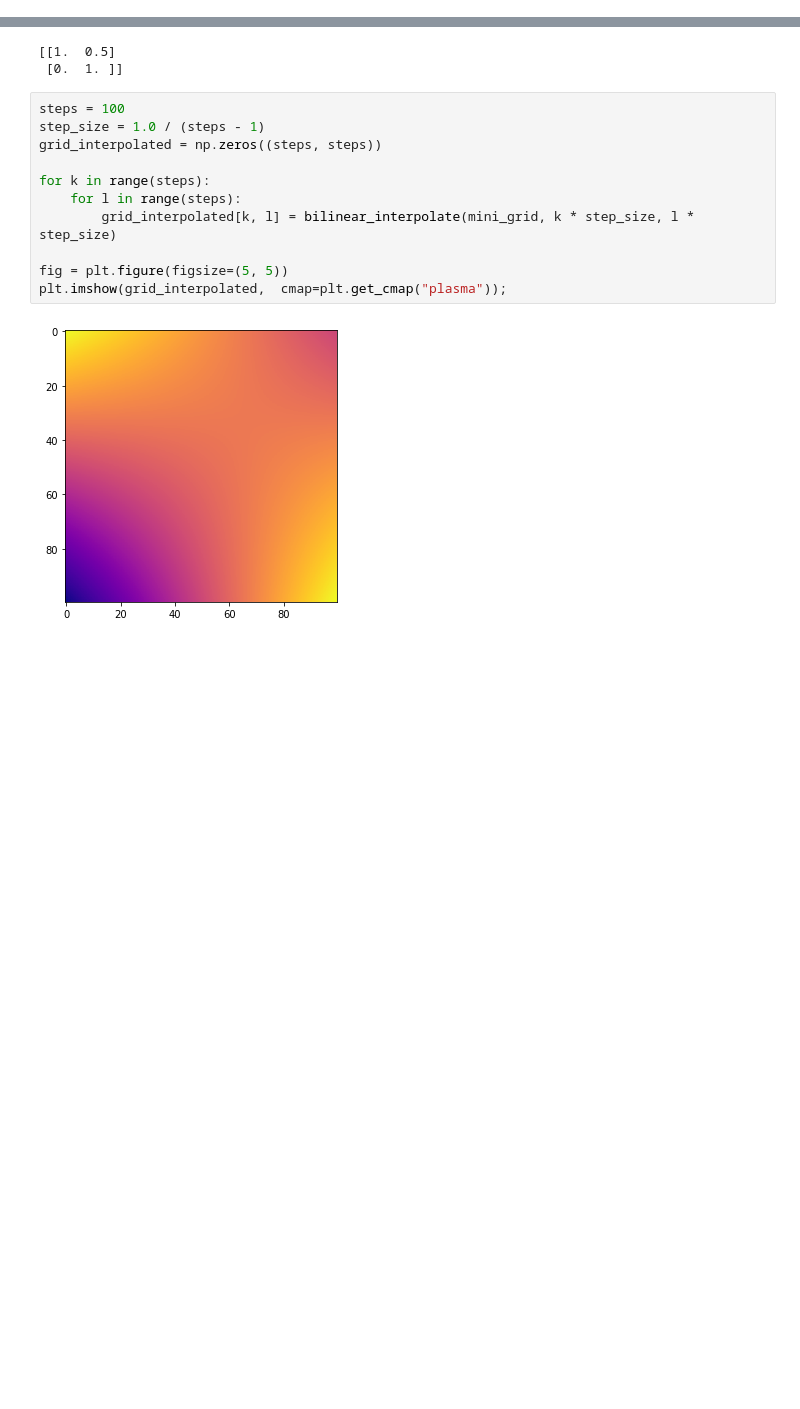
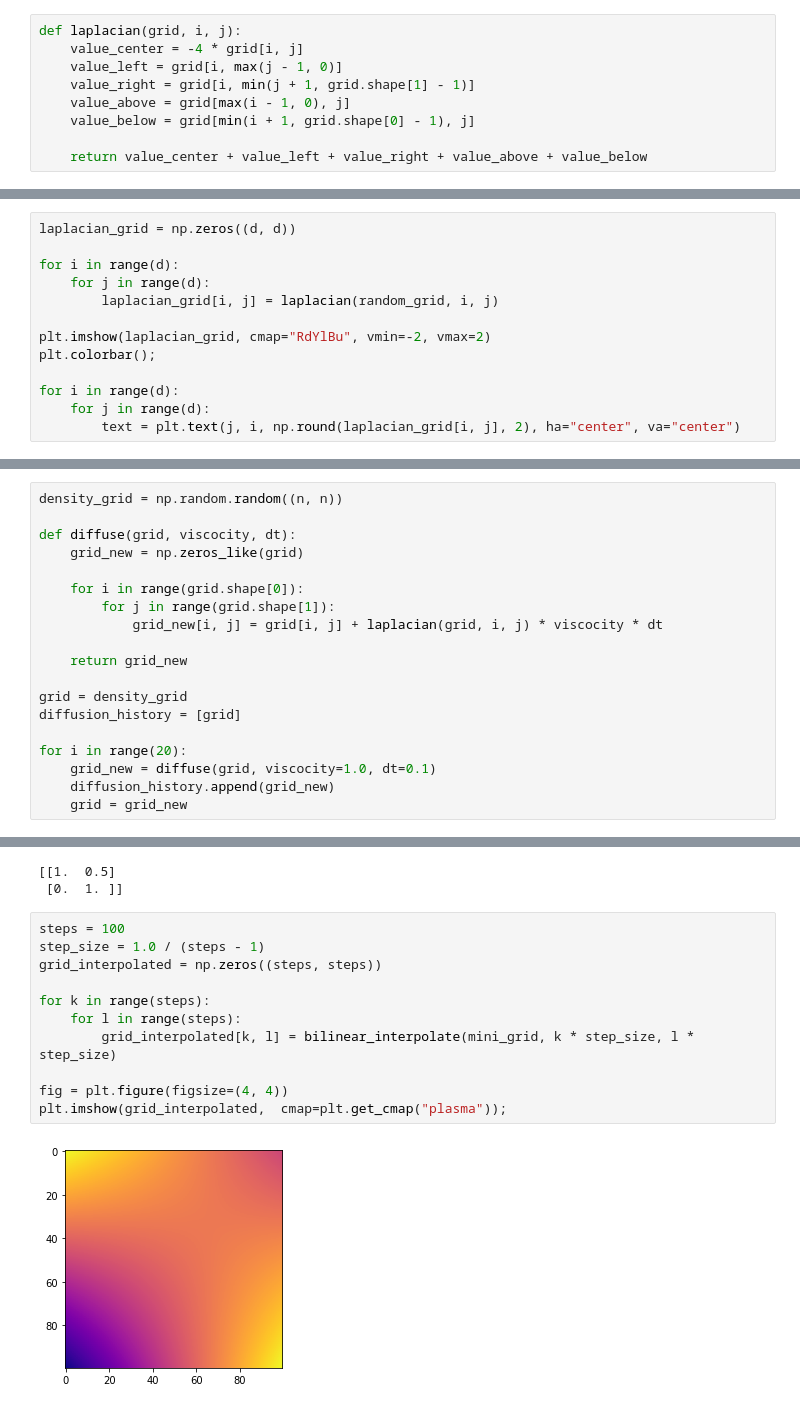
Before and after one commit to Victorlouisdg/simulators, a Jupyter notebook: fluid_2d.ipynb, the cells around one changed output, grey strips where cells are left out. Saved outputs shown, nothing was run; the diff lists cells and outputs as text; blank space fills up the shorter version.

Commit message:
Diffusion animation

```diff
--- a/fluid_2d.ipynb
+++ b/fluid_2d.ipynb
@@ -28,0 +42,9 @@ get_float_cell_index(1/2 * cell_size, cell_size)
+# %%
+def laplacian(grid, i, j):
+    value_center = -4 * grid[i, j]
+    value_left = grid[i, max(j - 1, 0)]
+    value_right = grid[i, min(j + 1, grid.shape[1] - 1)]
+    value_above = grid[max(i - 1, 0), j]
+    value_below = grid[min(i + 1, grid.shape[0] - 1), j]
+
+    return value_center + value_left + value_right + value_above + value_below
@@ -28,0 +65,13 @@ get_float_cell_index(1/2 * cell_size, cell_size)
+# %%
+laplacian_grid = np.zeros((d, d))
+
+for i in range(d):
+    for j in range(d):
+        laplacian_grid[i, j] = laplacian(random_grid, i, j)
+
+plt.imshow(laplacian_grid, cmap="RdYlBu", vmin=-2, vmax=2)
+plt.colorbar();
+
+for i in range(d):
+    for j in range(d):
+        text = plt.text(j, i, np.round(laplacian_grid[i, j], 2), ha="center", va="center")
@@ -28,0 +80,19 @@ get_float_cell_index(1/2 * cell_size, cell_size)
+# %%
+density_grid = np.random.random((n, n))
+
+def diffuse(grid, viscocity, dt):
+    grid_new = np.zeros_like(grid)
+
+    for i in range(grid.shape[0]):
+        for j in range(grid.shape[1]):
+            grid_new[i, j] = grid[i, j] + laplacian(grid, i, j) * viscocity * dt
+
+    return grid_new
+
+grid = density_grid
+diffusion_history = [grid]
+
+for i in range(20):
+    grid_new = diffuse(grid, viscocity=1.0, dt=0.1)
+    diffusion_history.append(grid_new)
+    grid = grid_new
@@ -70,13 +163,13 @@ print(mini_grid)
 # %%
 steps = 100
 step_size = 1.0 / (steps - 1)
 grid_interpolated = np.zeros((steps, steps))
 
 for k in range(steps):
     for l in range(steps):
         grid_interpolated[k, l] = bilinear_interpolate(mini_grid, k * step_size, l * step_size)
 
-fig = plt.figure(figsize=(5, 5))
+fig = plt.figure(figsize=(4, 4))
 plt.imshow(grid_interpolated,  cmap=plt.get_cmap("plasma"));
 # %% [output]
-[figure, old version]
+[figure, new version]
```
Also changed, not shown: parts of 8 cells of this notebook.
